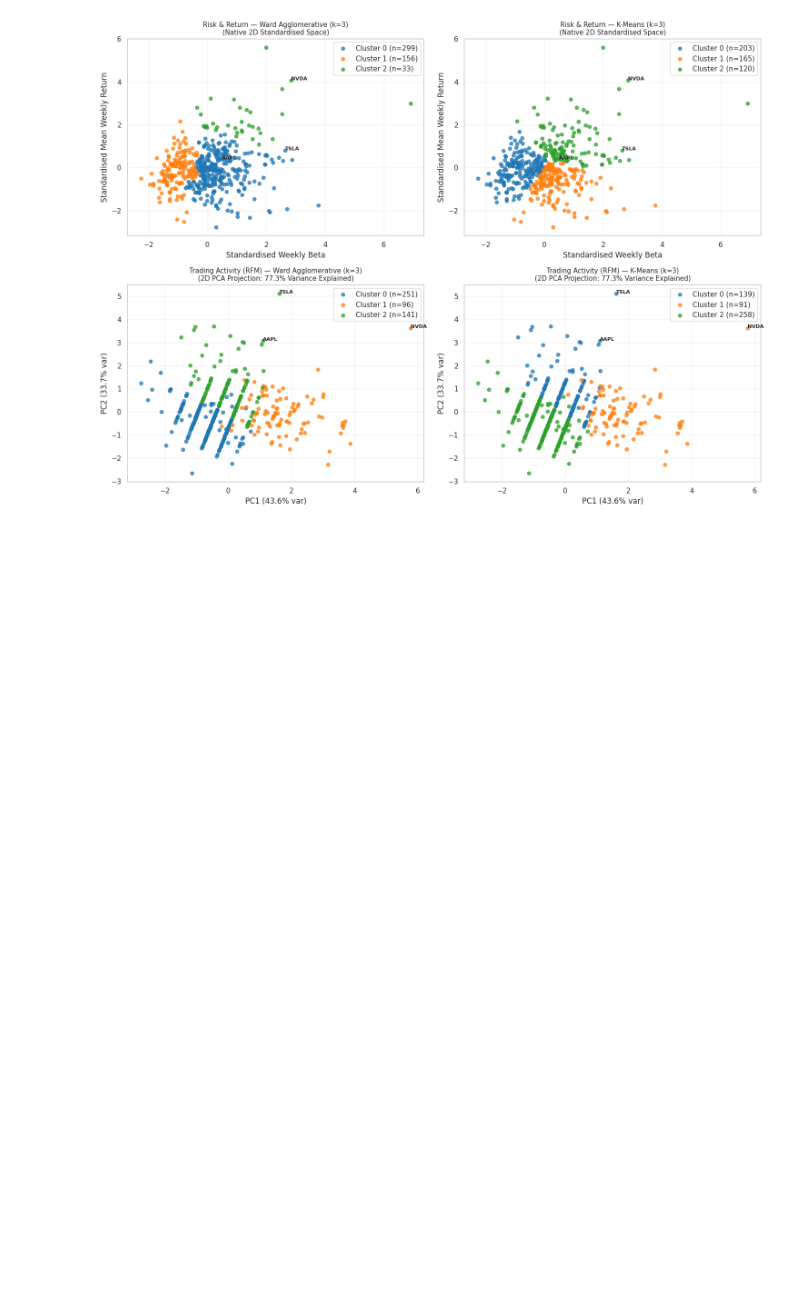
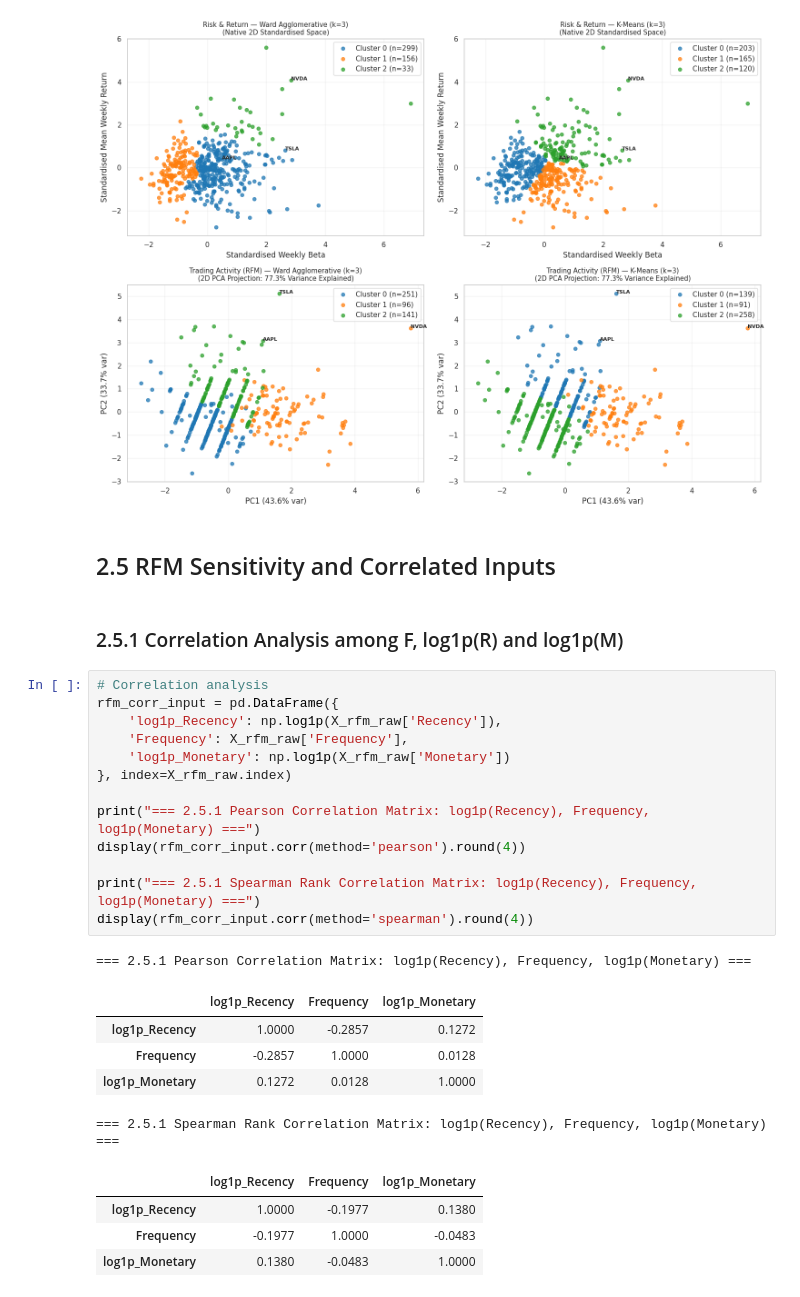
Before and after one commit to Govindu-Sathruwan/CRM-CM-CW1, a Jupyter notebook: CRM_&_CM_CW1.ipynb, the cells around one changed output. Drawn from its saved outputs; the diff is of its cells as text; blank space fills up the shorter version.

Commit message:
2.5 RFM Sensitivity and correlated inputs

```diff
--- a/CRM_&_CM_CW1.ipynb
+++ b/CRM_&_CM_CW1.ipynb
@@ -1385,3 +1389,31 @@ plt.show()
 # %% [output]
 PCA on 3D Trading Activity Matrix: PC1 = 43.61%, PC2 = 33.65% (Total = 77.26% variance explained)
 [figure]
+# %% [markdown]
+## 2.5 RFM Sensitivity and Correlated Inputs
+# %% [markdown]
+### 2.5.1 Correlation Analysis among F, log1p(R) and log1p(M)
+# %%
+# Correlation analysis
+rfm_corr_input = pd.DataFrame({
+    'log1p_Recency': np.log1p(X_rfm_raw['Recency']),
+    'Frequency': X_rfm_raw['Frequency'],
+    'log1p_Monetary': np.log1p(X_rfm_raw['Monetary'])
+}, index=X_rfm_raw.index)
+
+print("=== 2.5.1 Pearson Correlation Matrix: log1p(Recency), Frequency, log1p(Monetary) ===")
+display(rfm_corr_input.corr(method='pearson').round(4))
+
+print("=== 2.5.1 Spearman Rank Correlation Matrix: log1p(Recency), Frequency, log1p(Monetary) ===")
+display(rfm_corr_input.corr(method='spearman').round(4))
+# %% [output]
+=== 2.5.1 Pearson Correlation Matrix: log1p(Recency), Frequency, log1p(Monetary) ===
+|  | log1p_Recency | Frequency | log1p_Monetary |
+| log1p_Recency | 1.0000 | -0.2857 | 0.1272 |
+| Frequency | -0.2857 | 1.0000 | 0.0128 |
+| log1p_Monetary | 0.1272 | 0.0128 | 1.0000 |
+=== 2.5.1 Spearman Rank Correlation Matrix: log1p(Recency), Frequency, log1p(Monetary) ===
+|  | log1p_Recency | Frequency | log1p_Monetary |
+| log1p_Recency | 1.0000 | -0.1977 | 0.1380 |
+| Frequency | -0.1977 | 1.0000 | -0.0483 |
+| log1p_Monetary | 0.1380 | -0.0483 | 1.0000 |
```
Also changed, not shown: parts of 4 cells of this notebook.
